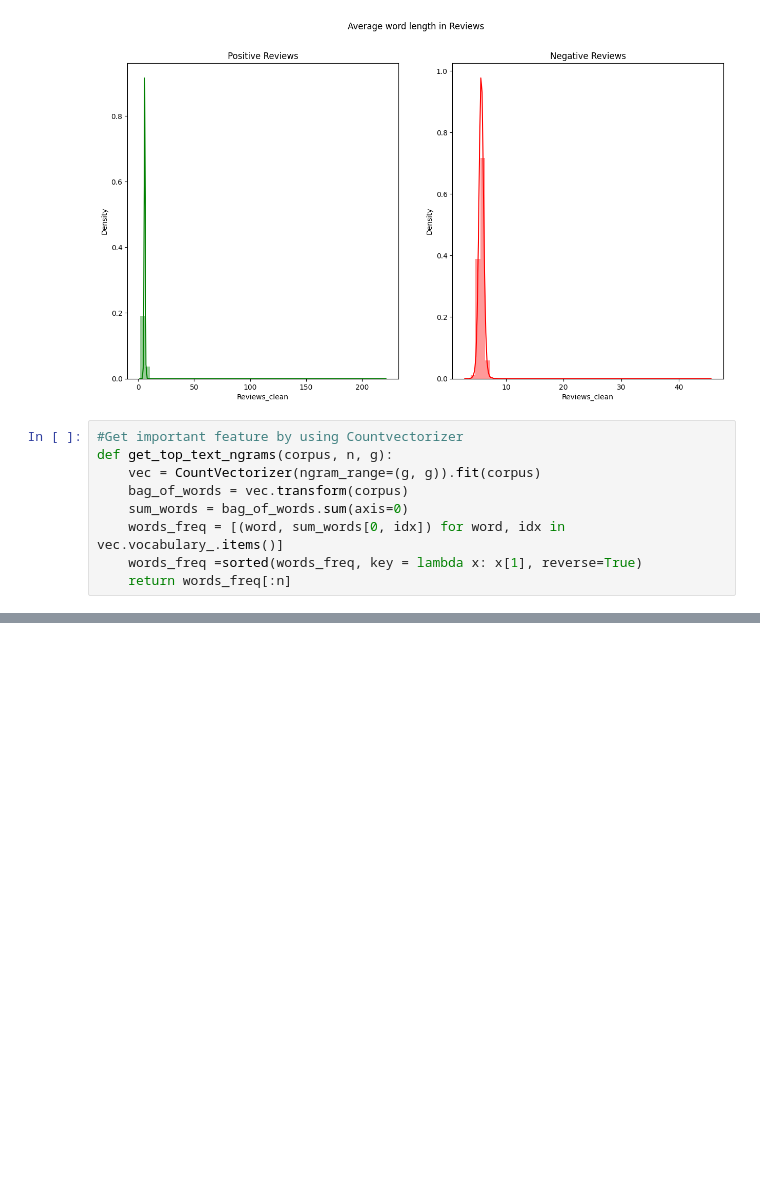
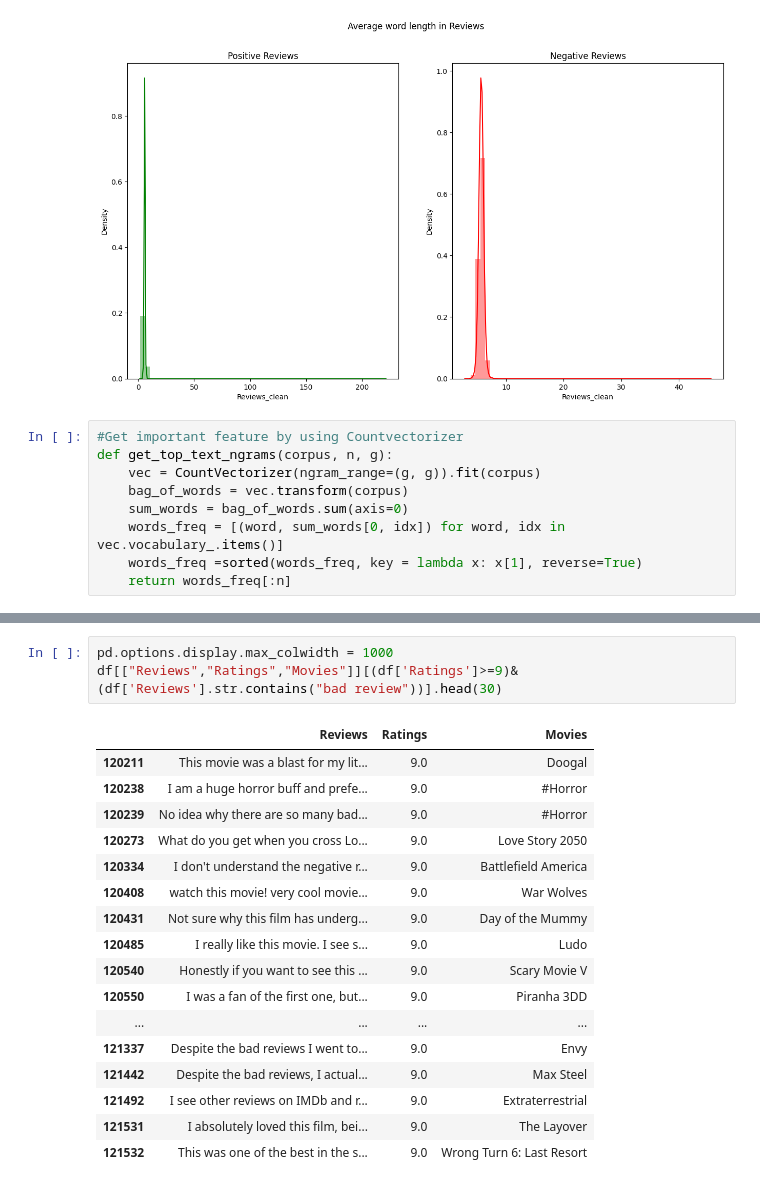
Before and after one commit to BirukM14/sentimental-analysis, a Jupyter notebook: notebook/eda.ipynb, the cells around one changed output, grey strips where cells are left out. Saved outputs shown, nothing was run; the diff lists cells and outputs as text; blank space fills up the shorter version.

```diff
--- a/notebook/eda.ipynb
+++ b/notebook/eda.ipynb
@@ -368,0 +447,21 @@ def get_top_text_ngrams(corpus, n, g):
+# %%
+pd.options.display.max_colwidth = 1000
+df[["Reviews","Ratings","Movies"]][(df['Ratings']>=9)&(df['Reviews'].str.contains("bad review"))].head(30)
+# %% [output]
+|  | Reviews | Ratings | Movies |
+| 120211 | This movie was a blast for my lit... | 9.0 | Doogal |
+| 120238 | I am a huge horror buff and prefe... | 9.0 | #Horror |
+| 120239 | No idea why there are so many bad... | 9.0 | #Horror |
+| 120273 | What do you get when you cross Lo... | 9.0 | Love Story 2050 |
+| 120334 | I don't understand the negative r... | 9.0 | Battlefield America |
+| 120408 | watch this movie! very cool movie... | 9.0 | War Wolves |
+| 120431 | Not sure why this film has underg... | 9.0 | Day of the Mummy |
+| 120485 | I really like this movie. I see s... | 9.0 | Ludo |
+| 120540 | Honestly if you want to see this ... | 9.0 | Scary Movie V |
+| 120550 | I was a fan of the first one, but... | 9.0 | Piranha 3DD |
+| ... | ... | ... | ... |
+| 121337 | Despite the bad reviews I went to... | 9.0 | Envy |
+| 121442 | Despite the bad reviews, I actual... | 9.0 | Max Steel |
+| 121492 | I see other reviews on IMDb and r... | 9.0 | Extraterrestrial |
+| 121531 | I absolutely loved this film, bei... | 9.0 | The Layover |
+| 121532 | This was one of the best in the s... | 9.0 | Wrong Turn 6: Last Resort |
```
Also changed, not shown: parts of 13 cells of this notebook, 1 other file.
